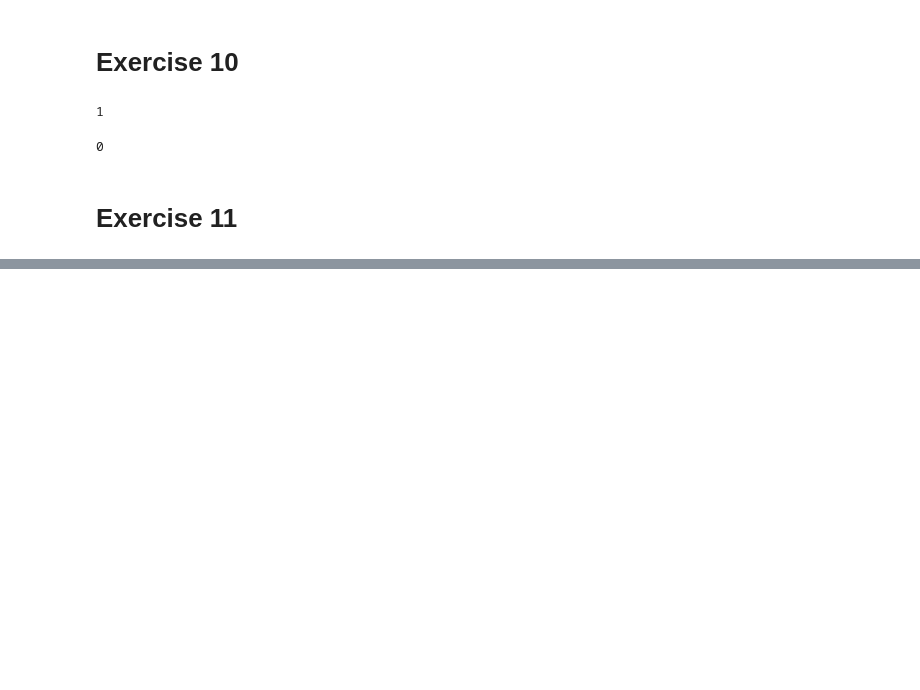
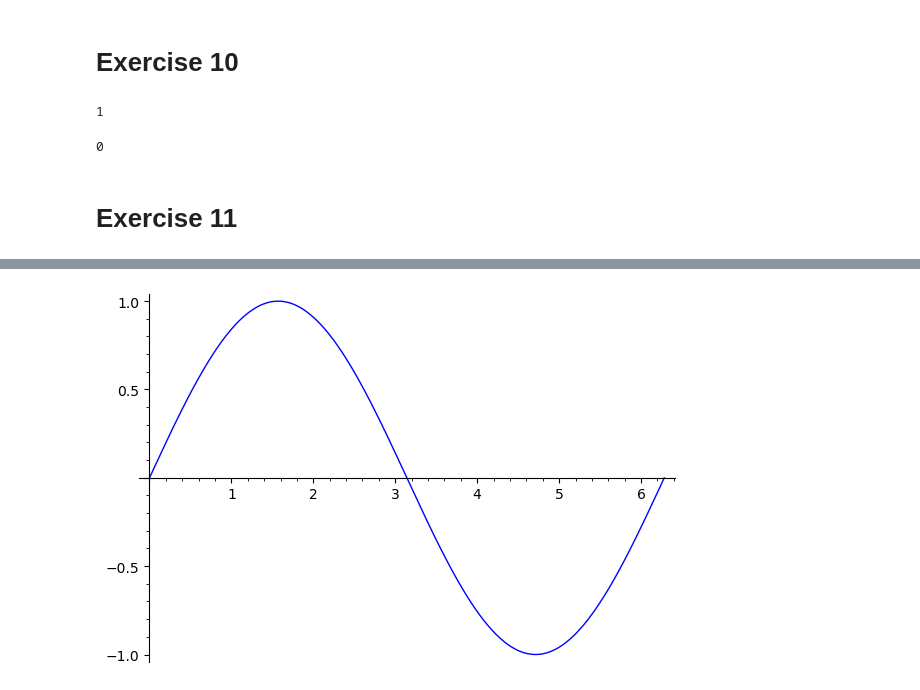
Before and after one commit to georgerapeanu/BBU-Computer-Science, a Jupyter notebook: Semester2/SD/lab1.ipynb, the cells around one changed output, grey strips where cells are left out. Cells and saved outputs as stored; diff of their text form; code cells hidden in the pictures; blank space fills up the shorter version.

```diff
--- a/Semester2/SD/lab1.ipynb
+++ b/Semester2/SD/lab1.ipynb
@@ -169,0 +168,4 @@ Graphics object consisting of 1 graphics primitive
+# %%
+plot(f(x),0,2*pi)
+# %% [output]
+[figure, added]
```
Also changed, not shown: parts of 23 cells of this notebook.
